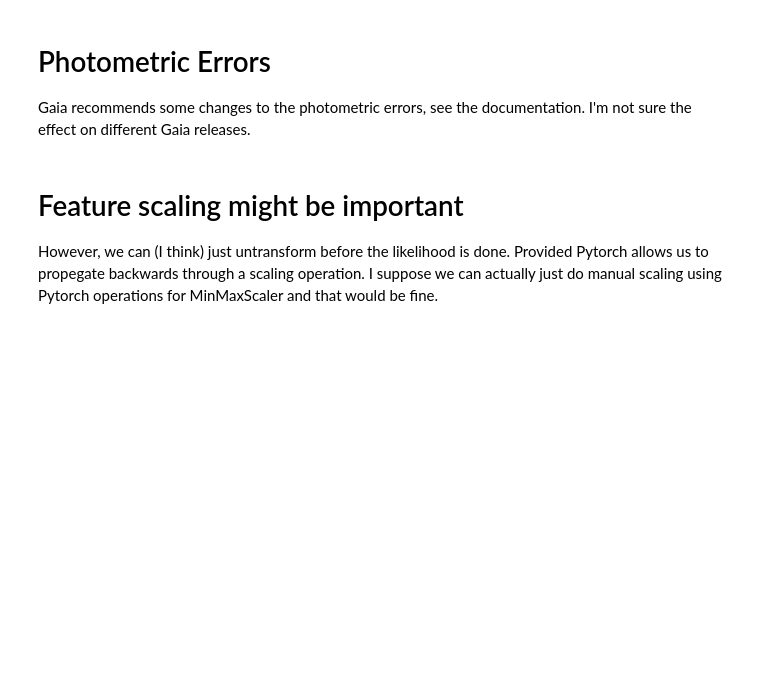
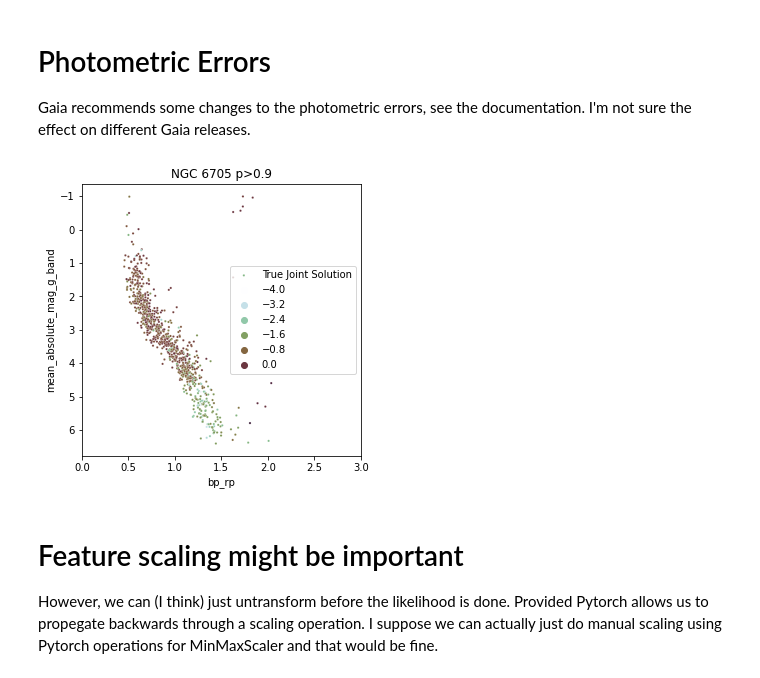
Before and after one commit to ocallam6/VaeStar, a Jupyter notebook: data_prep.ipynb, the cells around one changed output. Cells and saved outputs as stored; diff of their text form; code cells hidden in the pictures; blank space fills up the shorter version.

```diff
--- a/data_prep.ipynb
+++ b/data_prep.ipynb
@@ -61,6 +61,22 @@ cluster_df['phot_g_mean_mag_error']=np.sqrt(((2.5/np.log(10))*cluster_df['phot_g
 cluster_df['bp_error']=np.sqrt(((2.5/np.log(10))*cluster_df['phot_bp_mean_flux_error']/cluster_df['phot_bp_mean_flux'])**2+0.0037793818**2)
 cluster_df['rp_error']=np.sqrt(((2.5/np.log(10))*cluster_df['phot_rp_mean_flux_error']/cluster_df['phot_rp_mean_flux'])**2+0.0027901700**2)
 cluster_df['bp_rp_error']=np.sqrt(cluster_df['rp_error']**2+cluster_df['bp_error']**2)
+# %%
+f, axes = plt.subplots(1, 1)
+f.set_figheight(5)
+f.set_figwidth(5)
+
+
+
+
+sn.scatterplot(x=cluster_df['bp_rp'],y=cluster_df['mean_absolute_mag_g_band'],hue=cluster_df['mh_gspphot'],s=5,ax=axes,label='True Joint Solution',color='b', palette="ch:r=1,l=1.0")
+axes.invert_yaxis()
+plt.legend()
+axes.set_title("NGC 6705 p>0.9")
+plt.xlim(0,3)
+plt.show()
+# %% [output]
+[figure, added]
 # %% [markdown]
 # Feature scaling might be important
 
```
Also changed, not shown: parts of 6 cells of this notebook.
